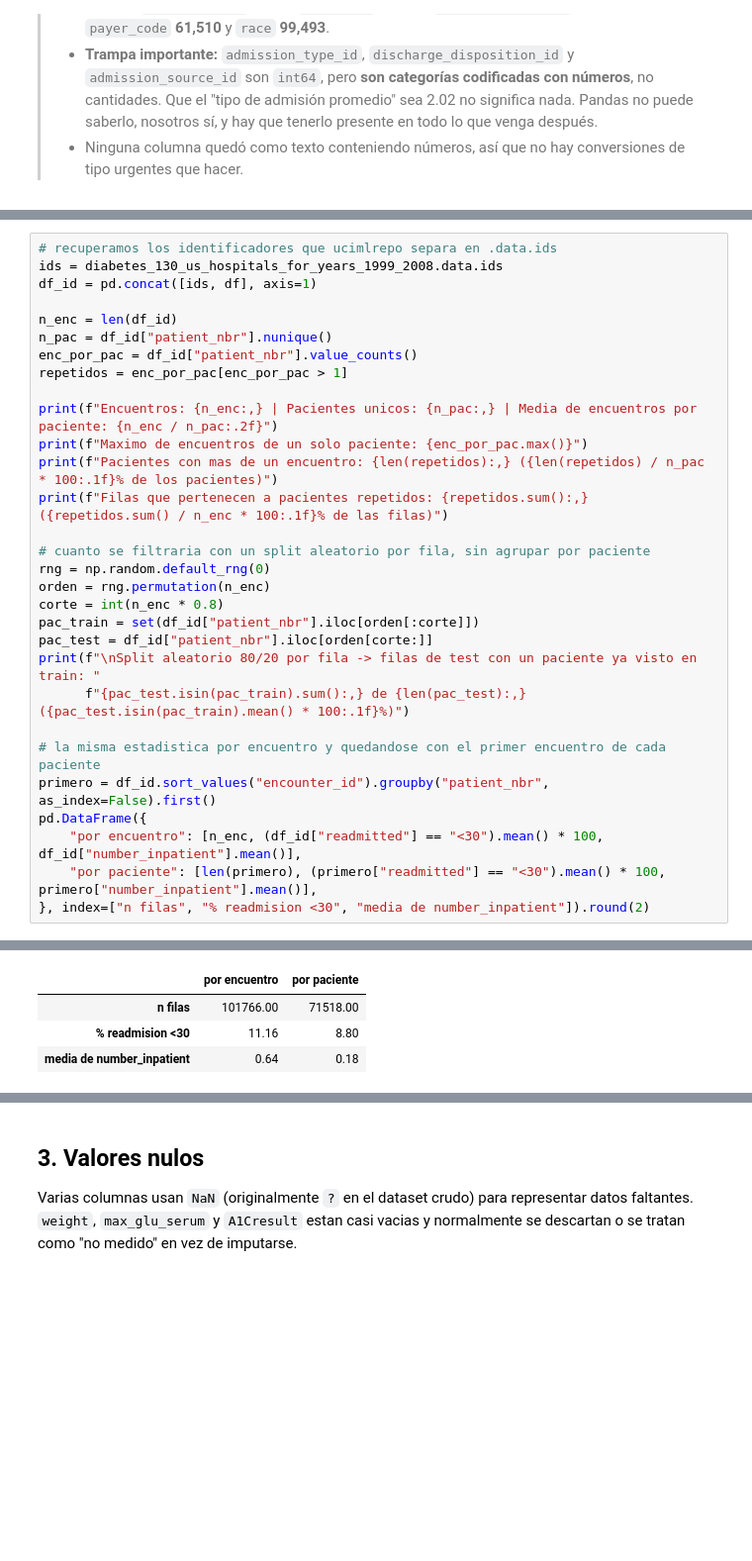
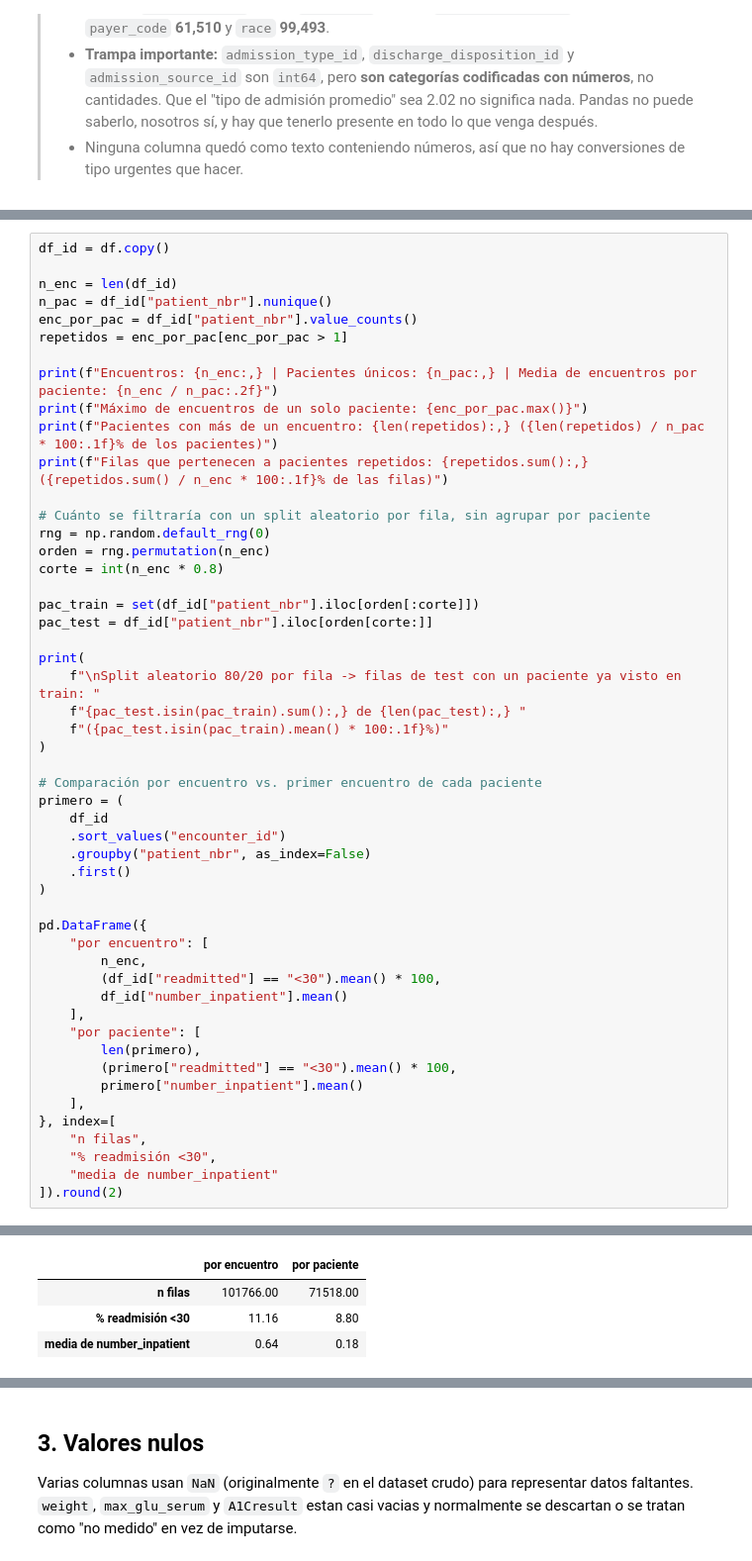
Before and after one commit to mviktor09/S100-ProyectoParteII, a Jupyter notebook: S100_Equipo3_ParteII.ipynb, the cells around one changed output, grey strips where cells are left out. Shown at 99% size. Drawn from its saved outputs; the diff is of its cells as text; blank space fills up the shorter version.

```diff
--- a/S100_Equipo3_ParteII.ipynb
+++ b/S100_Equipo3_ParteII.ipynb
@@ -193,31 +190,52 @@ Pacientes unicos: columna no incluida por ucimlrepo
 # %%
-# recuperamos los identificadores que ucimlrepo separa en .data.ids
-ids = diabetes_130_us_hospitals_for_years_1999_2008.data.ids
-df_id = pd.concat([ids, df], axis=1)
+df_id = df.copy()
 
 n_enc = len(df_id)
 n_pac = df_id["patient_nbr"].nunique()
 enc_por_pac = df_id["patient_nbr"].value_counts()
 repetidos = enc_por_pac[enc_por_pac > 1]
 
-print(f"Encuentros: {n_enc:,} | Pacientes unicos: {n_pac:,} | Media de encuentros por paciente: {n_enc / n_pac:.2f}")
-print(f"Maximo de encuentros de un solo paciente: {enc_por_pac.max()}")
-print(f"Pacientes con mas de un encuentro: {len(repetidos):,} ({len(repetidos) / n_pac * 100:.1f}% de los pacientes)")
+print(f"Encuentros: {n_enc:,} | Pacientes únicos: {n_pac:,} | Media de encuentros por paciente: {n_enc / n_pac:.2f}")
+print(f"Máximo de encuentros de un solo paciente: {enc_por_pac.max()}")
+print(f"Pacientes con más de un encuentro: {len(repetidos):,} ({len(repetidos) / n_pac * 100:.1f}% de los pacientes)")
 print(f"Filas que pertenecen a pacientes repetidos: {repetidos.sum():,} ({repetidos.sum() / n_enc * 100:.1f}% de las filas)")
 
-# cuanto se filtraria con un split aleatorio por fila, sin agrupar por paciente
+# Cuánto se filtraría con un split aleatorio por fila, sin agrupar por paciente
 rng = np.random.default_rng(0)
 orden = rng.permutation(n_enc)
 corte = int(n_enc * 0.8)
+
 pac_train = set(df_id["patient_nbr"].iloc[orden[:corte]])
 pac_test = df_id["patient_nbr"].iloc[orden[corte:]]
-print(f"\nSplit aleatorio 80/20 por fila -> filas de test con un paciente ya visto en train: "
-      f"{pac_test.isin(pac_train).sum():,} de {len(pac_test):,} ({pac_test.isin(pac_train).mean() * 100:.1f}%)")
 
-# la misma estadistica por encuentro y quedandose con el primer encuentro de cada paciente
-primero = df_id.sort_values("encounter_id").groupby("patient_nbr", as_index=False).first()
+print(
+    f"\nSplit aleatorio 80/20 por fila -> filas de test con un paciente ya visto en train: "
+    f"{pac_test.isin(pac_train).sum():,} de {len(pac_test):,} "
+    f"({pac_test.isin(pac_train).mean() * 100:.1f}%)"
+)
+
+# Comparación por encuentro vs. primer encuentro de cada paciente
+primero = (
+    df_id
+    .sort_values("encounter_id")
+    .groupby("patient_nbr", as_index=False)
+    .first()
+)
+
 pd.DataFrame({
-    "por encuentro": [n_enc, (df_id["readmitted"] == "<30").mean() * 100, df_id["number_inpatient"].mean()],
-    "por paciente": [len(primero), (primero["readmitted"] == "<30").mean() * 100, primero["number_inpatient"].mean()],
-}, index=["n filas", "% readmision <30", "media de number_inpatient"]).round(2)
+    "por encuentro": [
+        n_enc,
+        (df_id["readmitted"] == "<30").mean() * 100,
+        df_id["number_inpatient"].mean()
+    ],
+    "por paciente": [
+        len(primero),
+        (primero["readmitted"] == "<30").mean() * 100,
+        primero["number_inpatient"].mean()
+    ],
+}, index=[
+    "n filas",
+    "% readmisión <30",
+    "media de number_inpatient"
+]).round(2)
 # %% [output]
@@ -227,8 +245,8 @@ Pacientes con mas de un encuentro: 16,773 (23.5% de los pacientes)
 Filas que pertenecen a pacientes repetidos: 47,021 (46.2% de las filas)
 
 Split aleatorio 80/20 por fila -> filas de test con un paciente ya visto en train: 8,441 de 20,354 (41.5%)
 |  | por encuentro | por paciente |
 | n filas | 101766.00 | 71518.00 |
-| % readmision <30 | 11.16 | 8.80 |
+| % readmisión <30 | 11.16 | 8.80 |
 | media de number_inpatient | 0.64 | 0.18 |
 # %% [markdown]
```
Also changed, not shown: parts of 54 cells of this notebook, 2 other files.
